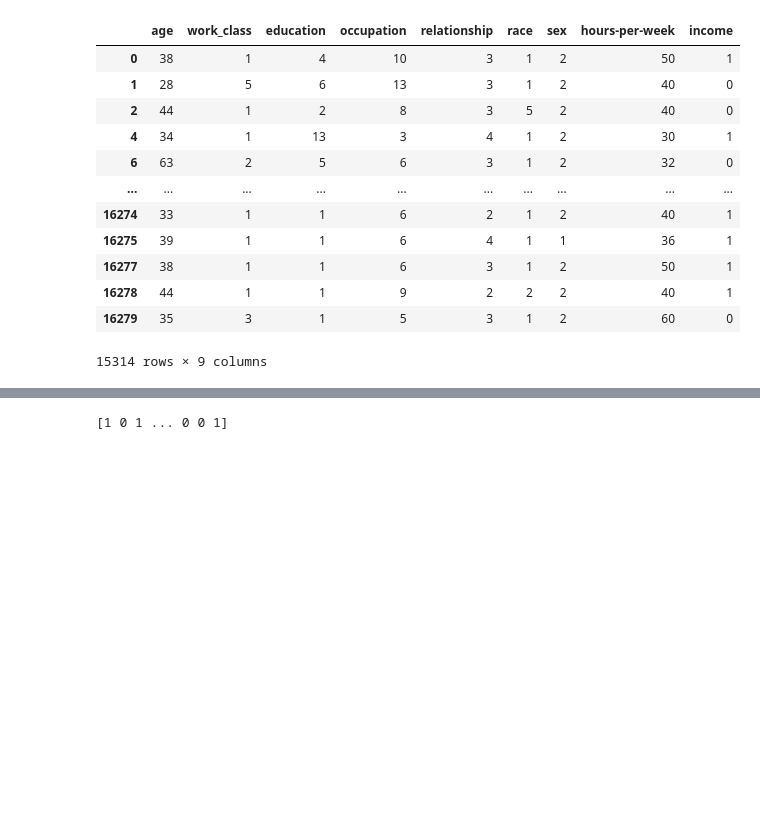
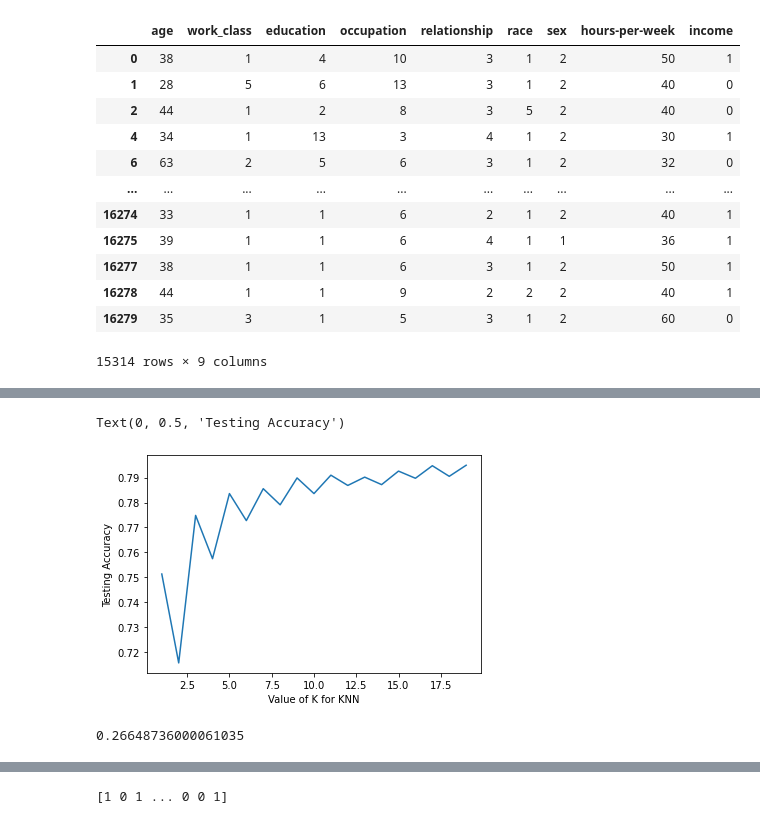
Before and after one commit to tanfeng95/data_mining_assignment1, a Jupyter notebook: assigment1_knn.ipynb, the cells around one changed output, grey strips where cells are left out. Cells and saved outputs as stored; diff of their text form; code cells hidden in the pictures; blank space fills up the shorter version.

```diff
--- a/assigment1_knn.ipynb
+++ b/assigment1_knn.ipynb
@@ -219,3 +281,21 @@ y_test = dfTest['income']
+# %%
+k_range = range(1, 20)
+pyplot.plot(k_range, scores)
+pyplot.xlabel('Value of K for KNN')
+pyplot.ylabel('Testing Accuracy')
+# %% [output]
+Text(0, 0.5, 'Testing Accuracy')
+[figure, added]
+# %%
+# input suitable K number
+knn = KNeighborsClassifier(n_neighbors = 5)
+t0 = time.time()
+result = knn.fit(X_train,y_train)
+t1 = time.time()
+total = t1-t0
+total
+# %% [output]
+0.26648736000061035
 # %%
 t0 = time.time()
 y_pred = knn.predict(X_test)
```
Also changed, not shown: parts of 20 cells of this notebook, 1 other file.
